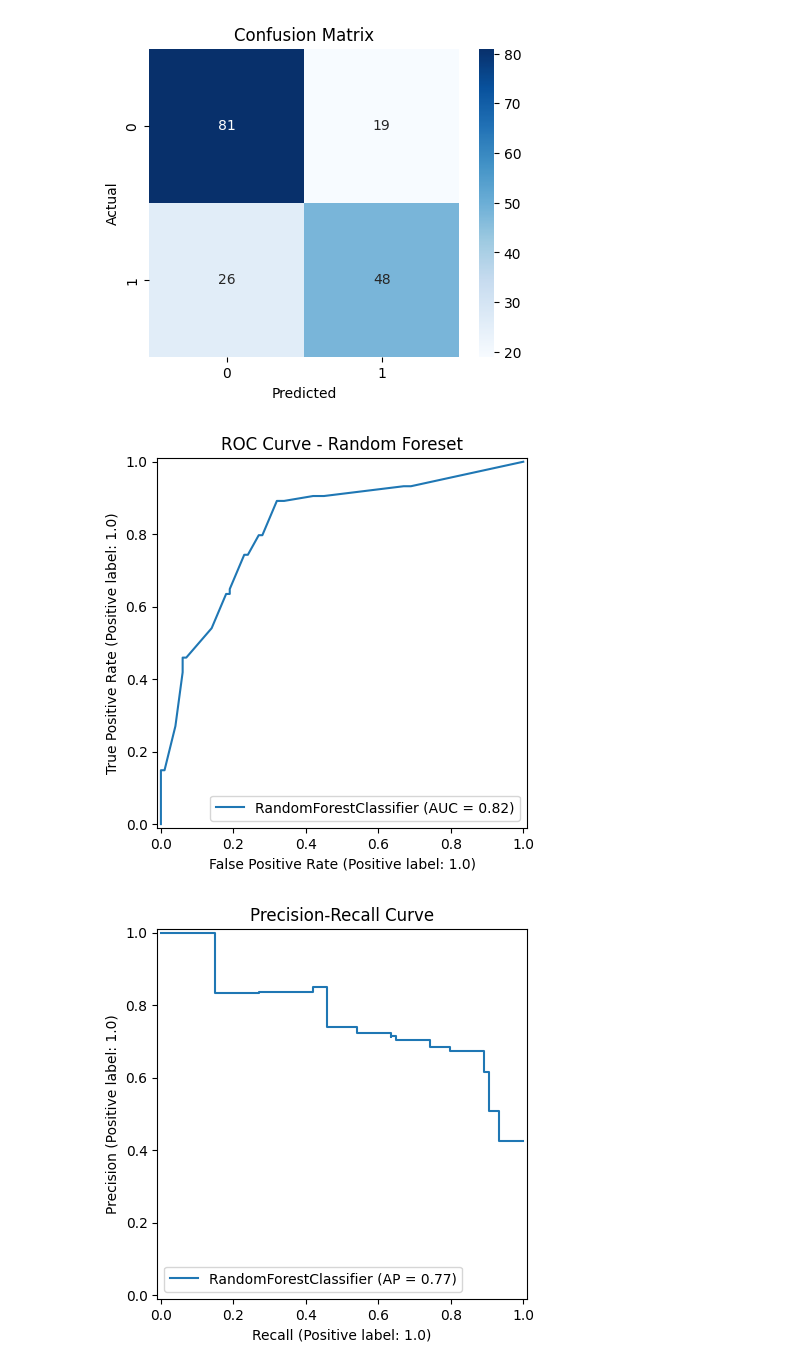
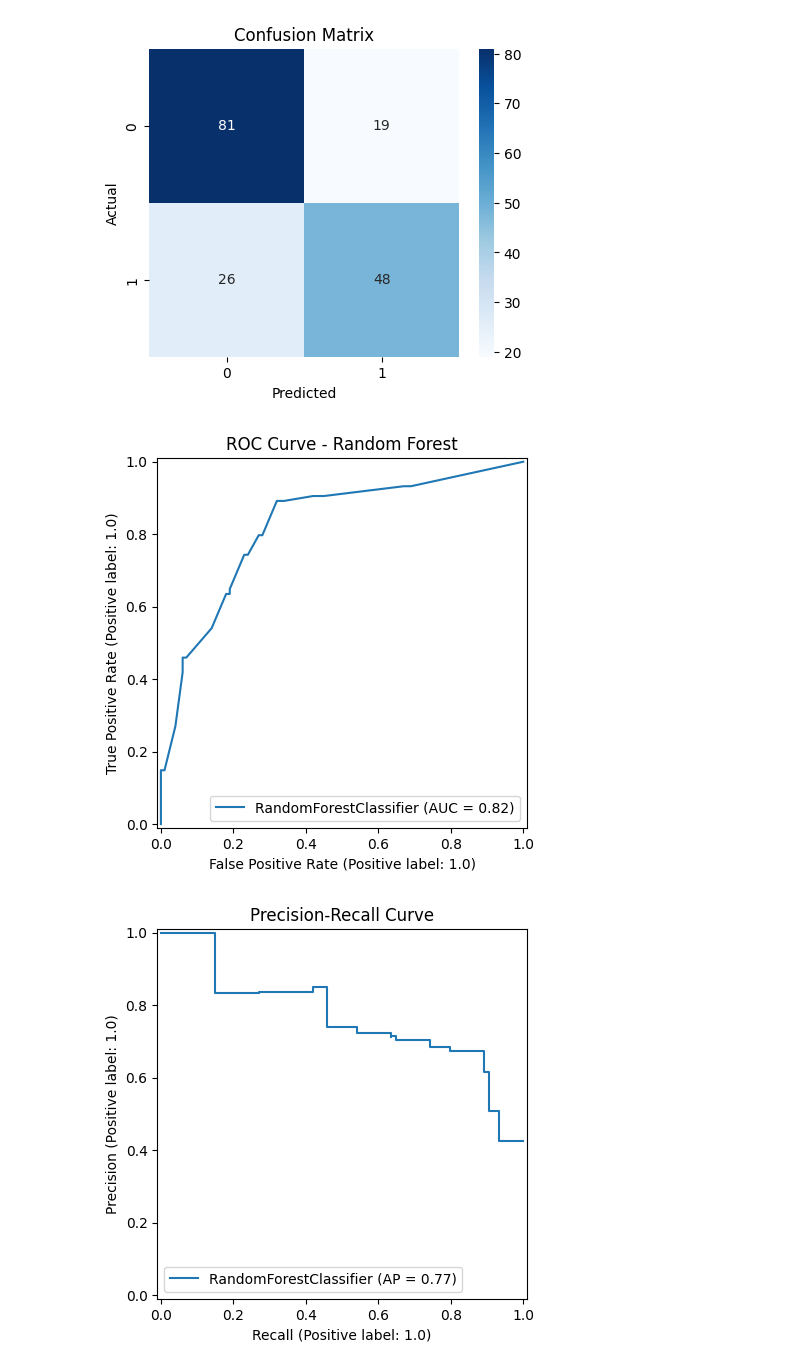
Before and after one commit to Ardalan89/titanic_survival_prediction, a Jupyter notebook: notebooks/random_forest.ipynb, the cells around one changed output. Cells and saved outputs as stored; diff of their text form; code cells hidden in the pictures.

Commit message:
fixed bug in random forest script

```diff
--- a/notebooks/random_forest.ipynb
+++ b/notebooks/random_forest.ipynb
@@ -105,10 +105,10 @@ plt.show()
 [figure]
 # %%
 RocCurveDisplay.from_estimator(classifier, X_test, y_test)
-plt.title("ROC Curve - Random Foreset")
+plt.title("ROC Curve - Random Forest")
 plt.show()
 # %% [output]
-[figure, old version]
+[figure, new version]
 # %%
 PrecisionRecallDisplay.from_estimator(classifier, X_test, y_test)
 plt.title("Precision-Recall Curve")
```
